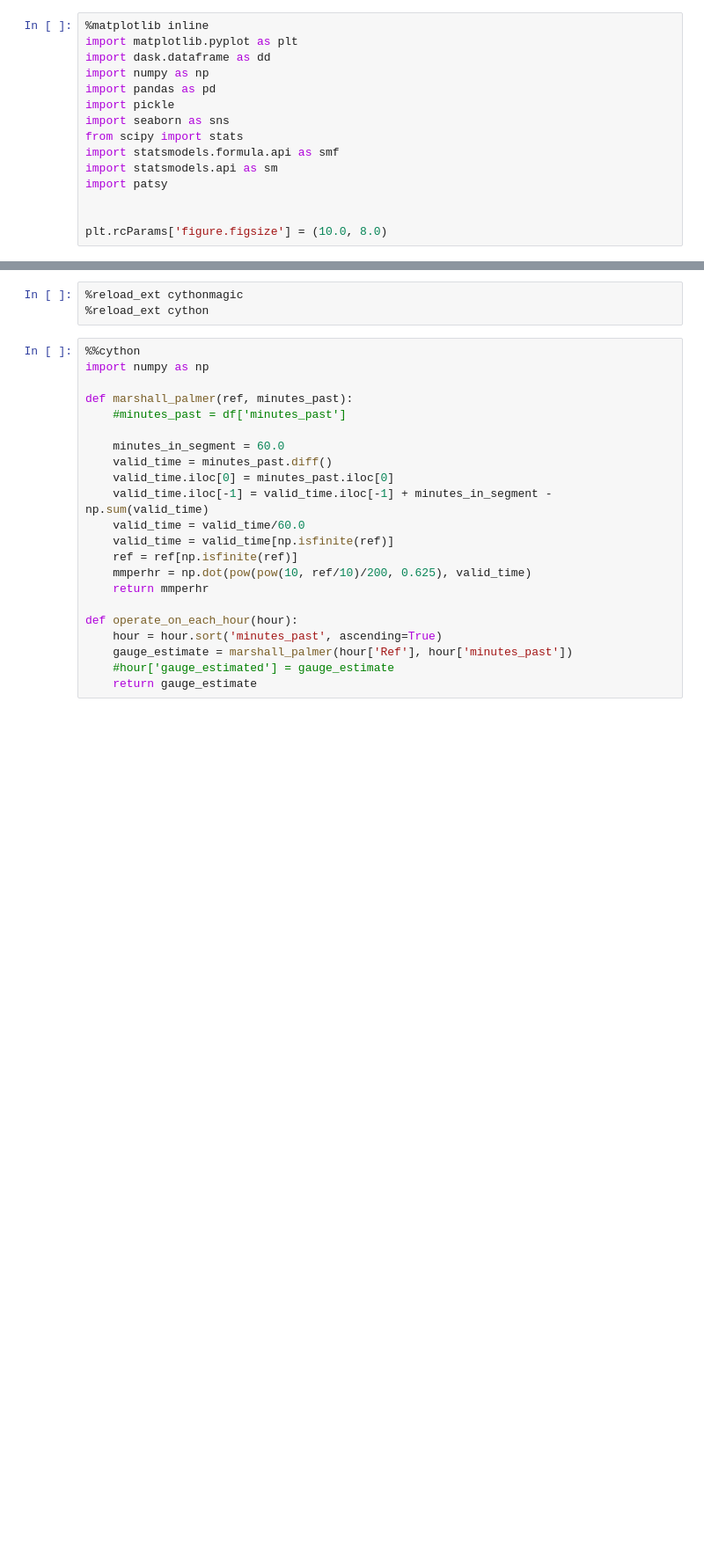
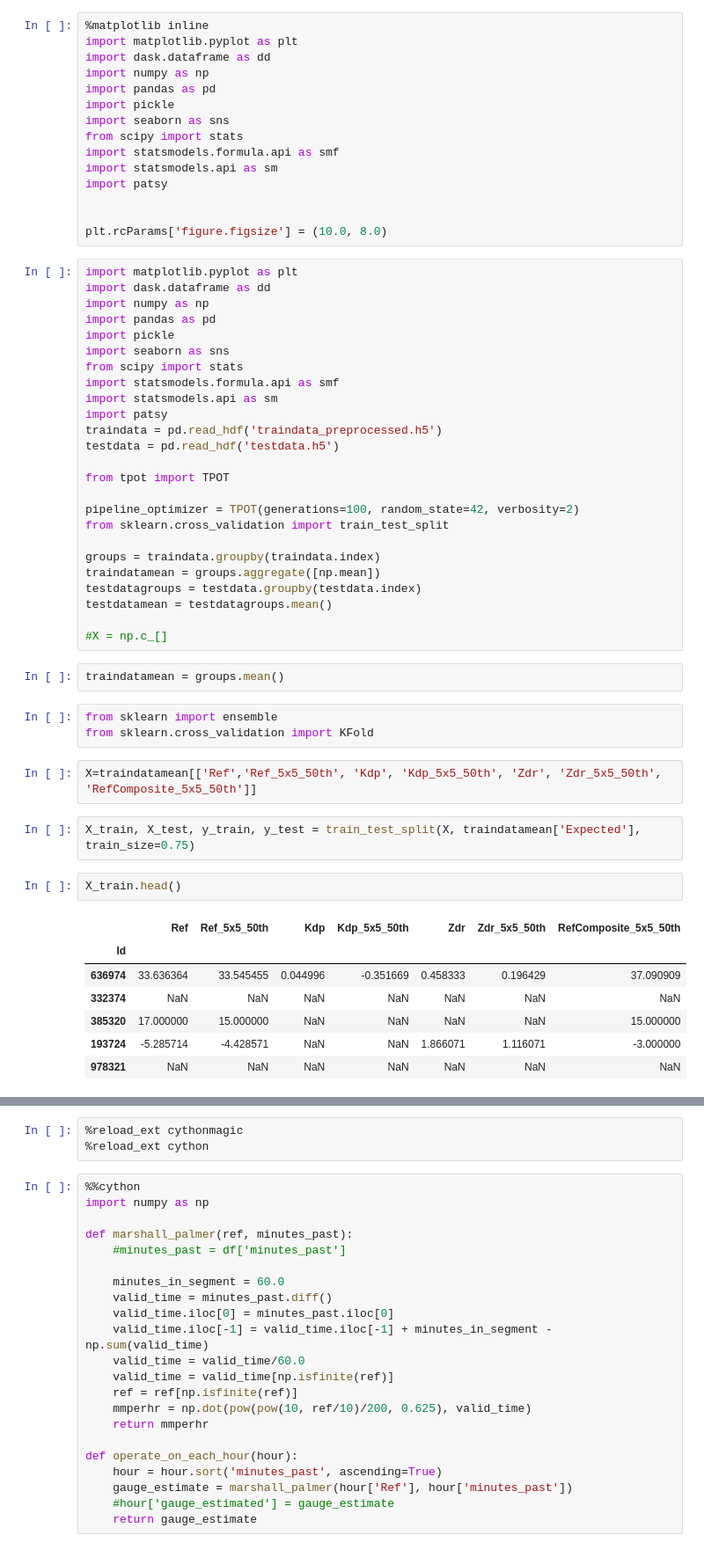
Before and after one commit to saketkc/launchpad, a Jupyter notebook: notebooks/Preprocessing.ipynb, the cells around one changed output, grey strips where cells are left out. Shown at 88% size. Drawn from its saved outputs; the diff is of its cells as text; blank space fills up the shorter version.

```diff
--- a/notebooks/Preprocessing.ipynb
+++ b/notebooks/Preprocessing.ipynb
@@ -13,3 +13,47 @@ import patsy
 
 
 plt.rcParams['figure.figsize'] = (10.0, 8.0)
+# %%
+import matplotlib.pyplot as plt
+import dask.dataframe as dd
+import numpy as np
+import pandas as pd
+import pickle
+import seaborn as sns
+from scipy import stats
+import statsmodels.formula.api as smf
+import statsmodels.api as sm
+import patsy
+traindata = pd.read_hdf('traindata_preprocessed.h5')
+testdata = pd.read_hdf('testdata.h5')
+
+from tpot import TPOT
+
+pipeline_optimizer = TPOT(generations=100, random_state=42, verbosity=2)
+from sklearn.cross_validation import train_test_split
+
+groups = traindata.groupby(traindata.index)
+traindatamean = groups.aggregate([np.mean])
+testdatagroups = testdata.groupby(testdata.index)
+testdatamean = testdatagroups.mean()
+
+#X = np.c_[]
+# %%
+traindatamean = groups.mean()
+# %%
+from sklearn import ensemble
+from sklearn.cross_validation import KFold
+# %%
+X=traindatamean[['Ref','Ref_5x5_50th', 'Kdp', 'Kdp_5x5_50th', 'Zdr', 'Zdr_5x5_50th', 'RefComposite_5x5_50th']]
+# %%
+X_train, X_test, y_train, y_test = train_test_split(X, traindatamean['Expected'], train_size=0.75)
+# %%
+X_train.head()
+# %% [output]
+|  | Ref | Ref_5x5_50th | Kdp | Kdp_5x5_50th | Zdr | Zdr_5x5_50th | RefComposite_5x5_50th |
+| Id |  |  |  |  |  |  |  |
+| 636974 | 33.636364 | 33.545455 | 0.044996 | -0.351669 | 0.458333 | 0.196429 | 37.090909 |
+| 332374 | NaN | NaN | NaN | NaN | NaN | NaN | NaN |
+| 385320 | 17.000000 | 15.000000 | NaN | NaN | NaN | NaN | 15.000000 |
+| 193724 | -5.285714 | -4.428571 | NaN | NaN | 1.866071 | 1.116071 | -3.000000 |
+| 978321 | NaN | NaN | NaN | NaN | NaN | NaN | NaN |
```
Also changed, not shown: parts of 1 cell of this notebook, 1 other file.
